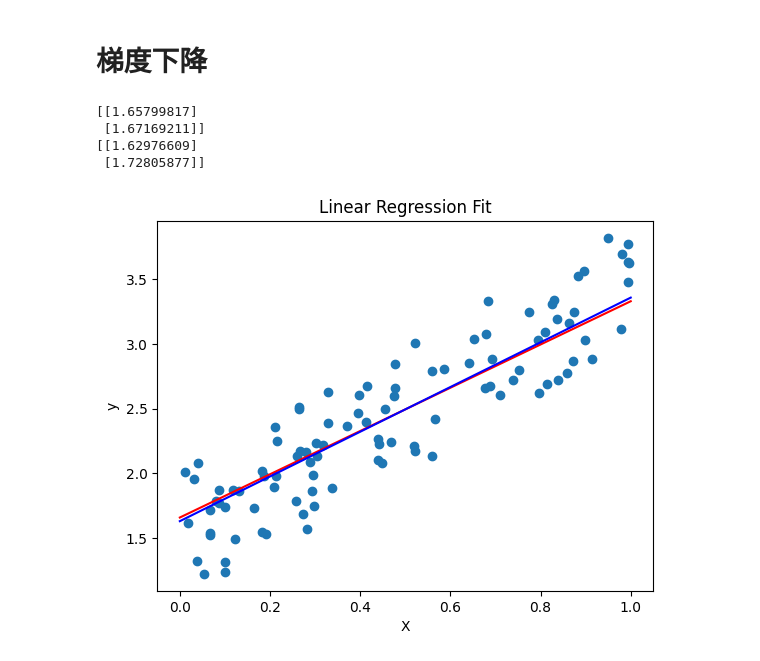
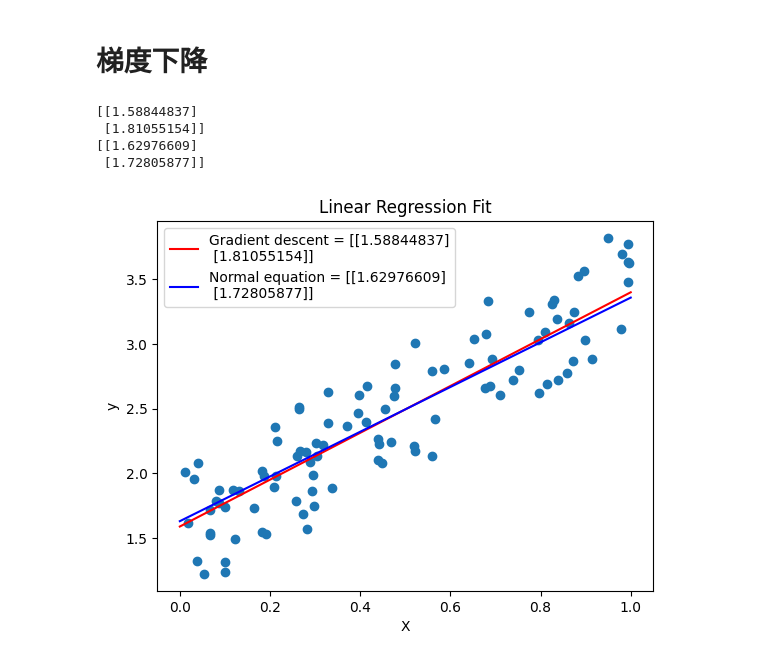
Before and after one commit to Scropio-star/Machine-Learning-Study, a Jupyter notebook: StudyNotebook.ipynb, the cells around one changed output. Drawn from its saved outputs; the diff is of its cells as text; code cells hidden in the pictures.

Commit message:
Adds label for the plot

```diff
--- a/StudyNotebook.ipynb
+++ b/StudyNotebook.ipynb
@@ -75,28 +75,29 @@ plt.show()
 # %%
 def gradient_descent(X, y, alpha, num_iters):
     theta = np.random.randn(X.shape[1],1)
     m = len(y)
     for i in range(num_iters):
         grad = 2/m * X.T @(X@theta - y)
         theta = theta - alpha * grad
     return theta
 theta1 = gradient_descent(x_b, y, 0.1, 100)
 print(theta1)
 print(theta)
 X_new = np.array([[0], [1]])
 X_new_b = np.c_[np.ones((2, 1)), X_new] # 添加 x0 = 1
 y_predict = X_new_b @ theta1
 y_predict_normal = X_new_b @ theta
-plt.plot(X_new, y_predict, "r-") # 画出红色的拟合直线
-plt.plot(X_new, y_predict_normal, "b-")
+plt.plot(X_new, y_predict, "r-", label=f"Gradient descent = {theta1}") # 画出红色的拟合直线
+plt.plot(X_new, y_predict_normal, "b-", label=f"Normal equation = {theta}")
 plt.scatter(x, y)                # 画出原始数据点
 plt.xlabel("X")
 plt.ylabel("y")
 plt.title("Linear Regression Fit")
+plt.legend()
 plt.show()
 # %% [output]
-[[1.65799817]
- [1.67169211]]
+[[1.58844837]
+ [1.81055154]]
 [[1.62976609]
  [1.72805877]]
-[figure, old version]
+[figure, new version]
```
